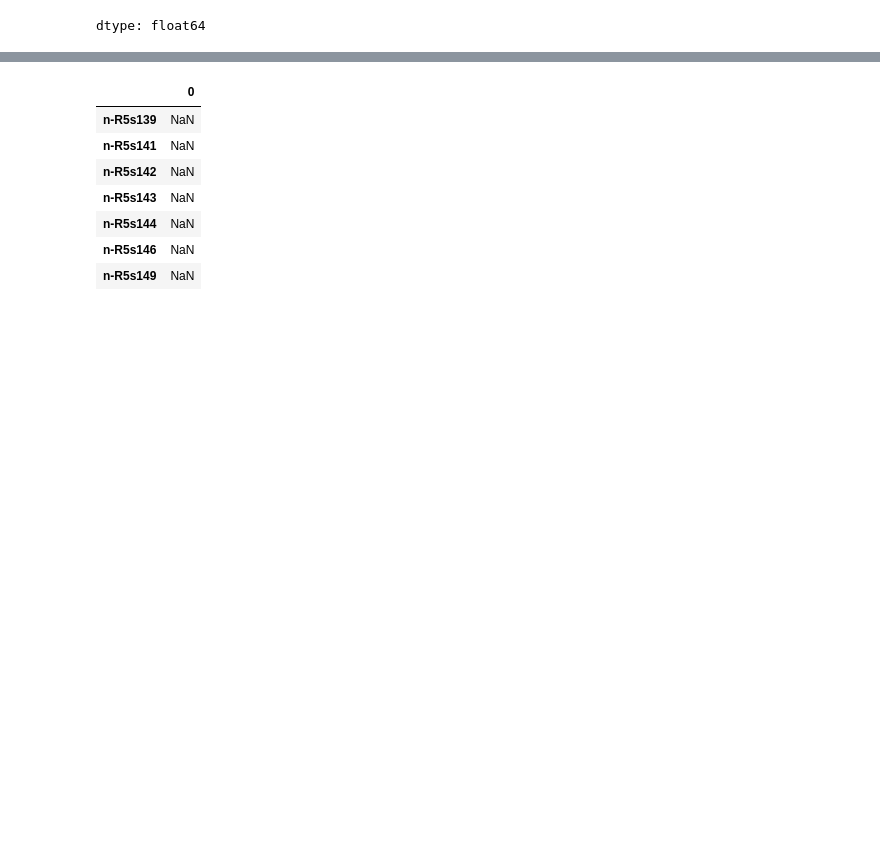
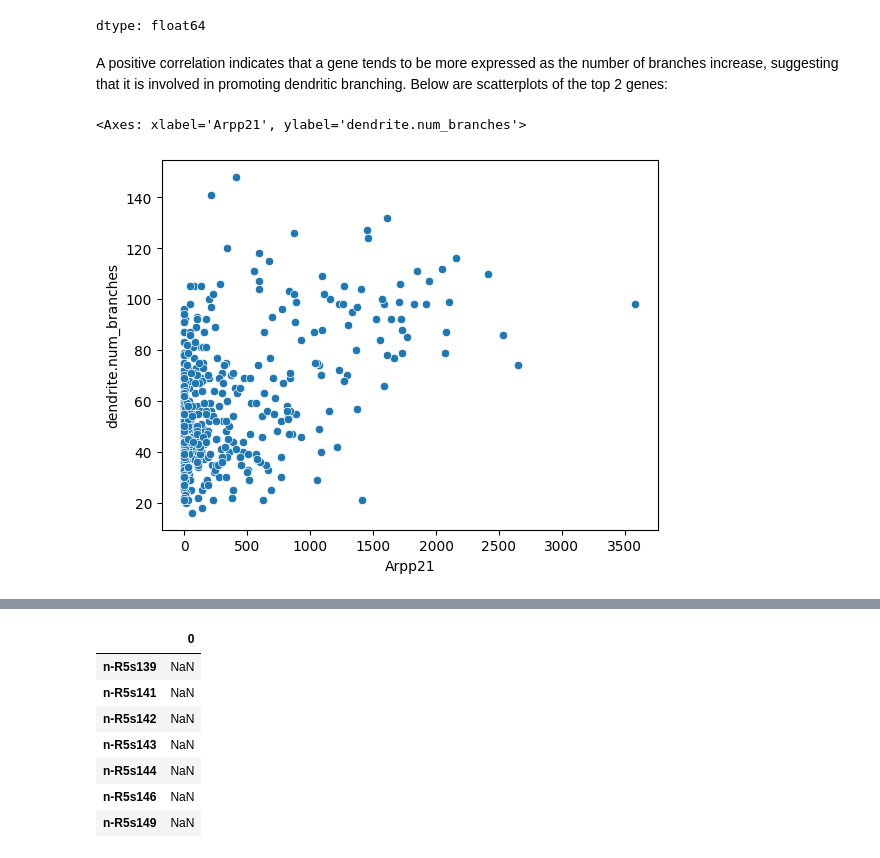
Before and after one commit to rcs-science-research/Dendritic-Branching-GSEA, a Jupyter notebook: Dendritic_Branching_Associated_Pathways_GSEA.ipynb, the cells around one changed output, grey strips where cells are left out. Saved outputs shown, nothing was run; the diff lists cells and outputs as text; code cells hidden in the pictures; blank space fills up the shorter version.

```diff
--- a/Dendritic_Branching_Associated_Pathways_GSEA.ipynb
+++ b/Dendritic_Branching_Associated_Pathways_GSEA.ipynb
@@ -196,3 +196,10 @@ corrs.head(7)
 | Phactr1 | 0.482130 |
 | Nell2 | 0.480631 |
 dtype: float64
+# %% [markdown]
+A positive correlation indicates that a gene tends to be more expressed as the number of branches increase, suggesting that it is involved in promoting dendritic branching. Below are scatterplots of the top 2 genes:
+# %%
+sns.scatterplot(x=cell_data["Arpp21"], y=cell_data["dendrite.num_branches"])
+# %% [output]
+<Axes: xlabel='Arpp21', ylabel='dendrite.num_branches'>
+[figure, added]
```
Also changed, not shown: parts of 11 cells of this notebook.
